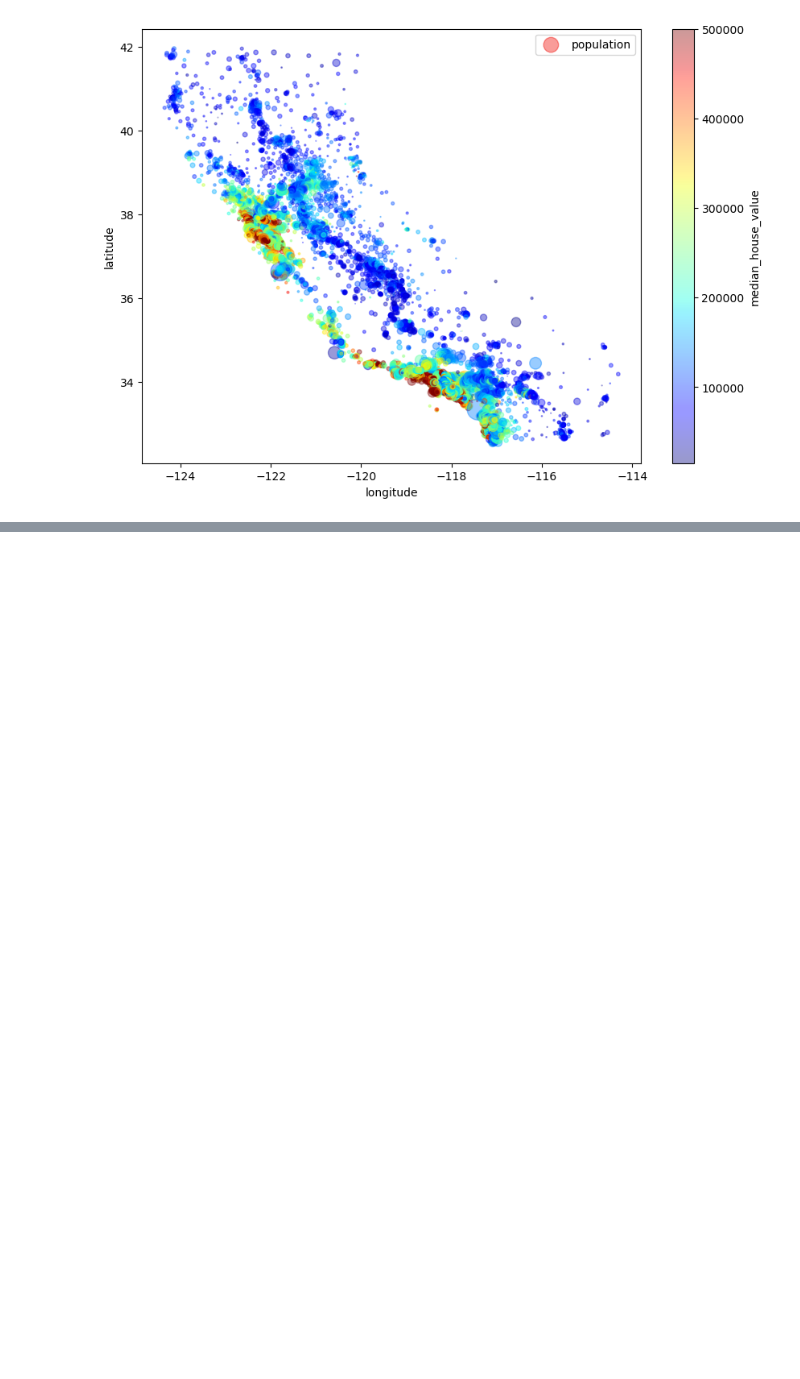
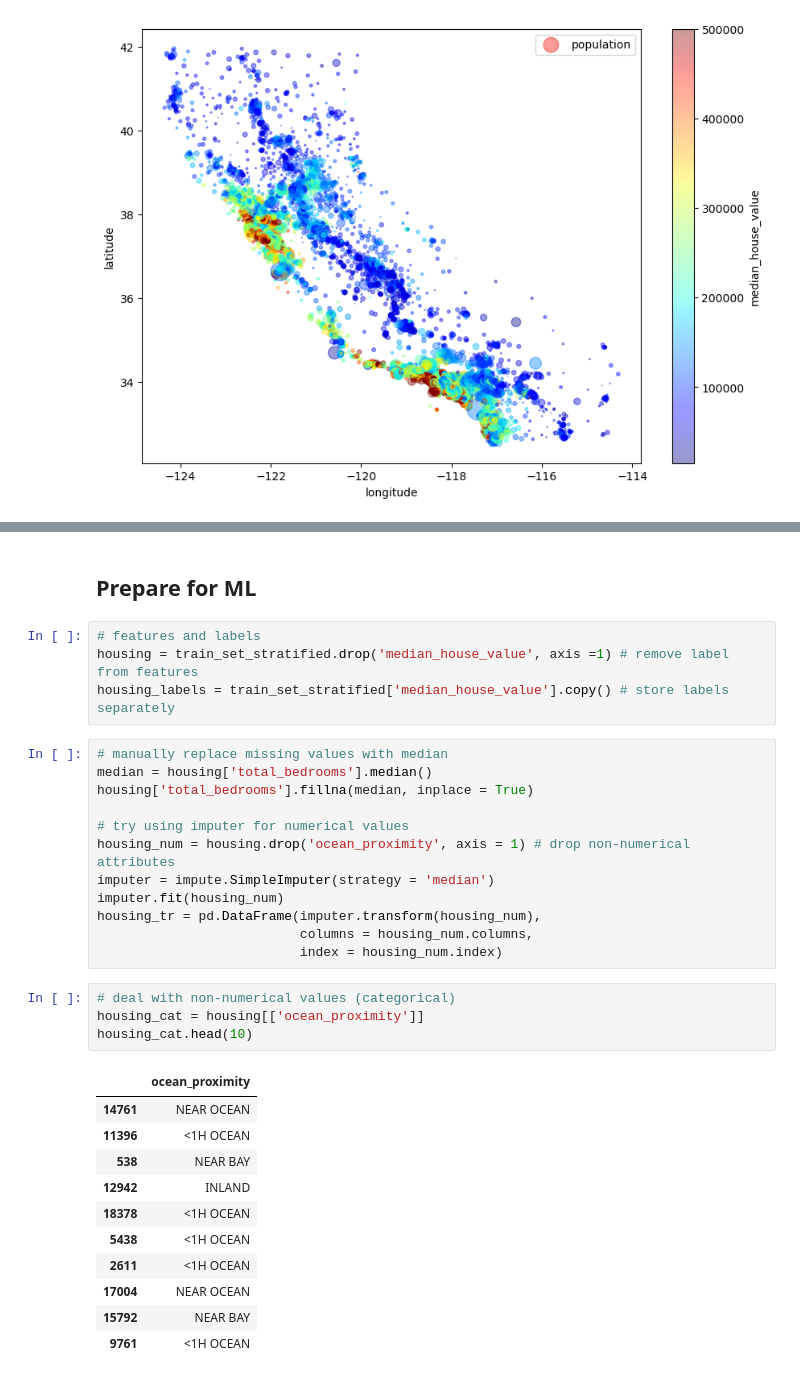
Before and after one commit to tjards/data_science_upskill, a Jupyter notebook: 1_housing/housing.ipynb, the cells around one changed output, grey strips where cells are left out. Drawn from its saved outputs; the diff is of its cells as text; blank space fills up the shorter version.

```diff
--- a/1_housing/housing.ipynb
+++ b/1_housing/housing.ipynb
@@ -199,0 +225,34 @@ plt.show()
+# %% [markdown]
+## Prepare for ML
+# %%
+# features and labels
+housing = train_set_stratified.drop('median_house_value', axis =1) # remove label from features
+housing_labels = train_set_stratified['median_house_value'].copy() # store labels separately
+# %%
+# manually replace missing values with median
+median = housing['total_bedrooms'].median()
+housing['total_bedrooms'].fillna(median, inplace = True)
+
+# try using imputer for numerical values
+housing_num = housing.drop('ocean_proximity', axis = 1) # drop non-numerical attributes
+imputer = impute.SimpleImputer(strategy = 'median')
+imputer.fit(housing_num)
+housing_tr = pd.DataFrame(imputer.transform(housing_num),
+                          columns = housing_num.columns,
+                          index = housing_num.index)
+# %%
+# deal with non-numerical values (categorical)
+housing_cat = housing[['ocean_proximity']]
+housing_cat.head(10)
+# %% [output]
+|  | ocean_proximity |
+| 14761 | NEAR OCEAN |
+| 11396 | <1H OCEAN |
+| 538 | NEAR BAY |
+| 12942 | INLAND |
+| 18378 | <1H OCEAN |
+| 5438 | <1H OCEAN |
+| 2611 | <1H OCEAN |
+| 17004 | NEAR OCEAN |
+| 15792 | NEAR BAY |
+| 9761 | <1H OCEAN |
```
Also changed, not shown: parts of 15 cells of this notebook, 1 other file.
